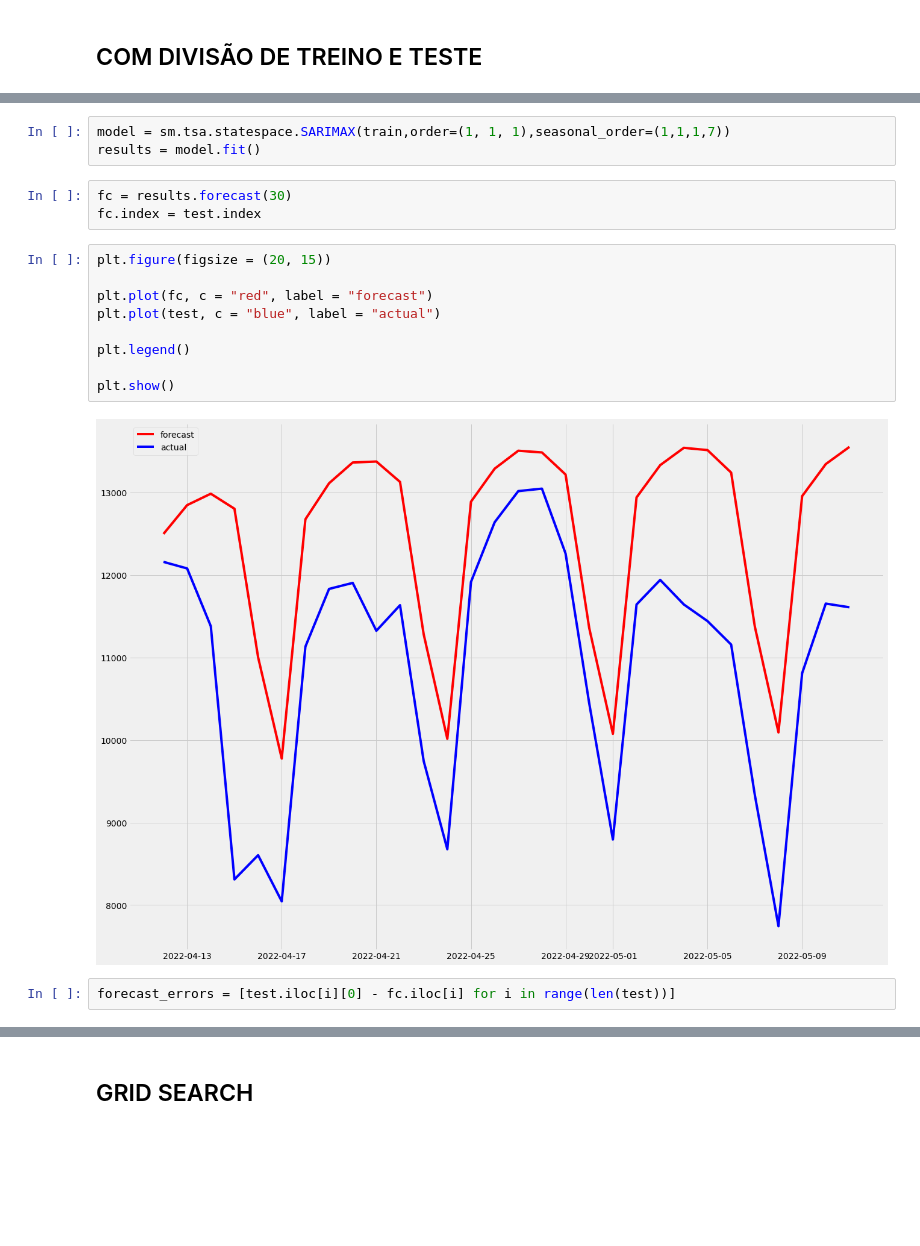
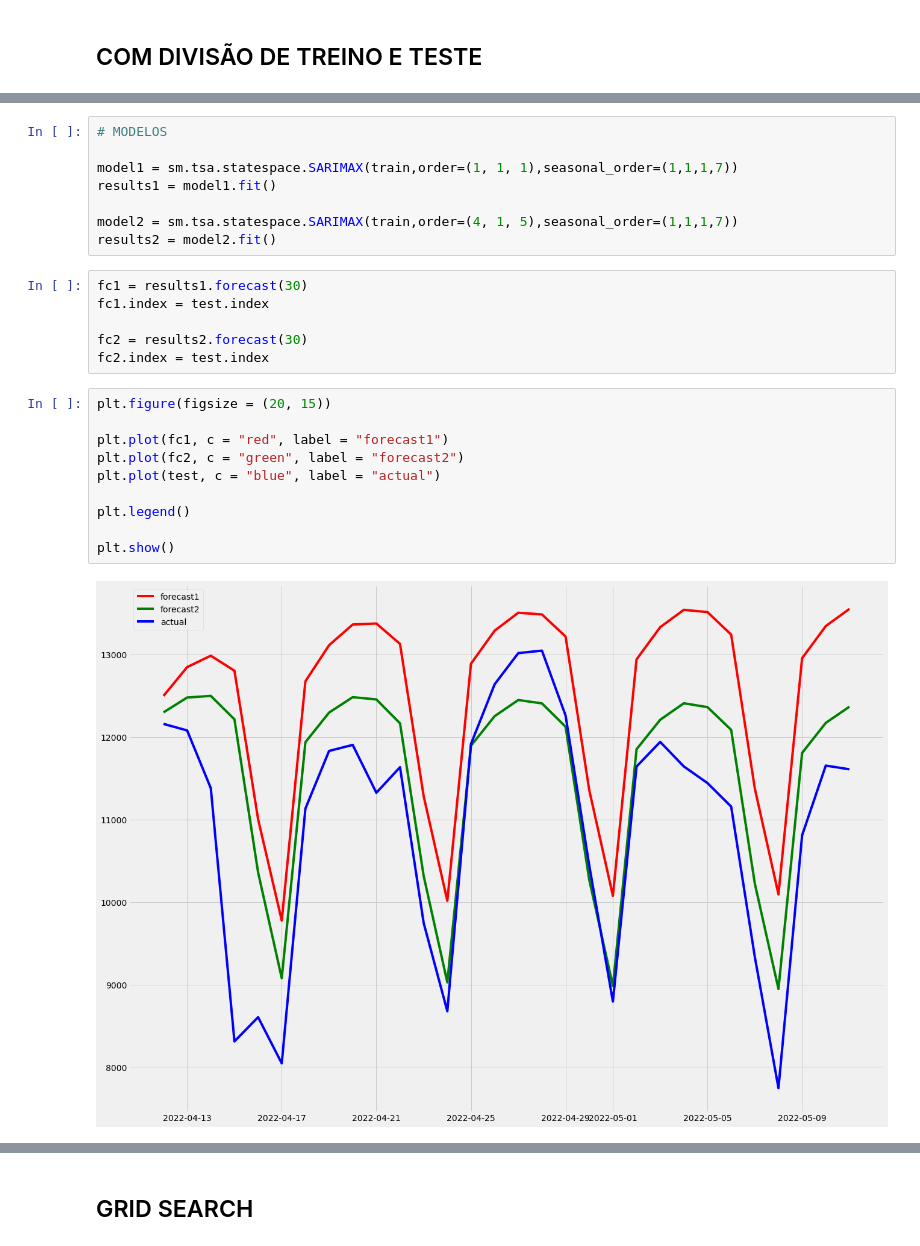
Before and after one commit to matheus-vizzotto/projecao_demanda_eletrica, a Jupyter notebook: models_tests/sarima.ipynb, the cells around one changed output, grey strips where cells are left out. Saved outputs shown, nothing was run; the diff lists cells and outputs as text; blank space fills up the shorter version.

```diff
--- a/models_tests/sarima.ipynb
+++ b/models_tests/sarima.ipynb
@@ -110,19 +126,26 @@ test.head()
 # %%
-model = sm.tsa.statespace.SARIMAX(train,order=(1, 1, 1),seasonal_order=(1,1,1,7))
-results = model.fit()
+# MODELOS
+
+model1 = sm.tsa.statespace.SARIMAX(train,order=(1, 1, 1),seasonal_order=(1,1,1,7))
+results1 = model1.fit()
+
+model2 = sm.tsa.statespace.SARIMAX(train,order=(4, 1, 5),seasonal_order=(1,1,1,7))
+results2 = model2.fit()
-# %%
-fc = results.forecast(30)
-fc.index = test.index
+# %%
+fc1 = results1.forecast(30)
+fc1.index = test.index
+
+fc2 = results2.forecast(30)
+fc2.index = test.index
 # %%
 plt.figure(figsize = (20, 15))
 
-plt.plot(fc, c = "red", label = "forecast")
+plt.plot(fc1, c = "red", label = "forecast1")
+plt.plot(fc2, c = "green", label = "forecast2")
 plt.plot(test, c = "blue", label = "actual")
 
 plt.legend()
 
 plt.show()
 # %% [output]
-[figure, old version]
+[figure, new version]
-# %%
-forecast_errors = [test.iloc[i][0] - fc.iloc[i] for i in range(len(test))]
```
Also changed, not shown: parts of 16 cells of this notebook.
